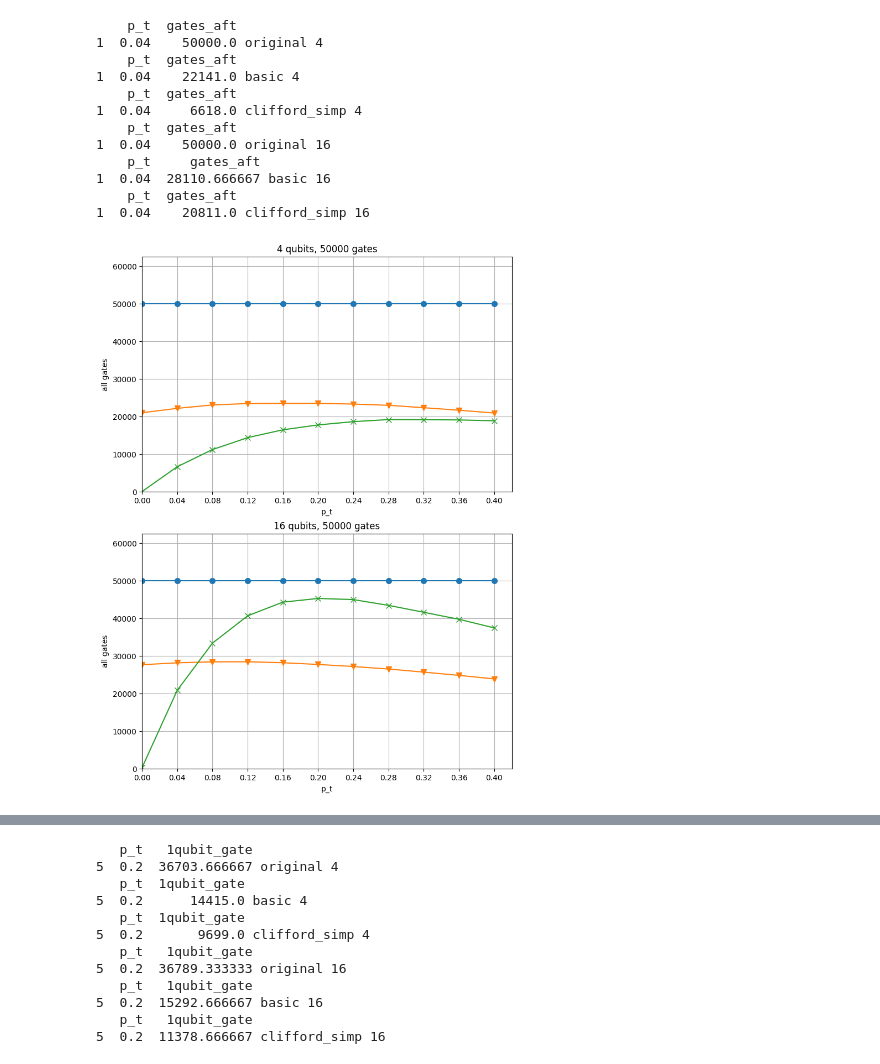
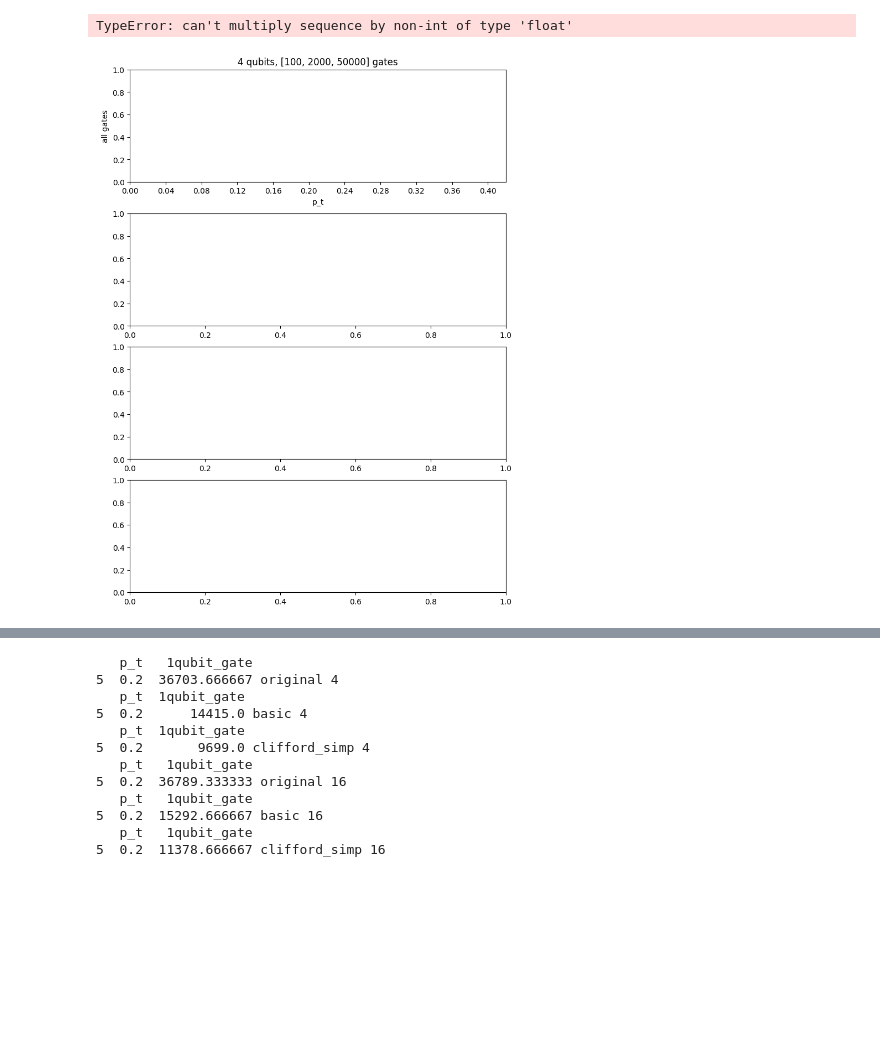
Before and after one commit to ryo02puyopuyo/forpyzx, a Jupyter notebook: creategraph/1215createg_chukan.ipynb, the cells around one changed output, grey strips where cells are left out. Drawn from its saved outputs; the diff is of its cells as text; code cells hidden in the pictures; blank space fills up the shorter version.

```diff
--- a/creategraph/1215createg_chukan.ipynb
+++ b/creategraph/1215createg_chukan.ipynb
@@ -6,8 +6,8 @@ import openpyxl
 # %%
 df = pd.read_excel("/home/rest/forpyzx/excel/202412015outputchukan.xlsx",sheet_name='Sheet1',header=1)
 # %%
-qubits = [4,16]
-gates = 50000
+qubits = [4,8,12,16]
+gates = [100,2000,50000]
 p_t_lists = [i * 0.04 for i in range(0, 11)]
 optimize_name = ["original","basic","clifford_simp"]
 
@@ -19,47 +19,36 @@ for qubit in range(len(qubits)):
         ax[qubit].set_title(f"{qubits[qubit]} qubits, {gates} gates")
         ax[qubit].set_xlabel("p_t")
         ax[qubit].set_ylabel("all gates")
         ax[qubit].set_xlim(min(p_t_lists),max(p_t_lists)+0.02)
         ax[qubit].set_xticks(p_t_lists)
         ax[qubit].set_ylim(0,gates*1.25)
         ax[qubit].grid(True)
 
         for optimize in optimize_name:
             data = df[(df["optimize_name"] == optimize) & (df["gates_bef"] == gates) & (df["qubits"] == qubits[qubit]) ]
             if optimize == "clifford_simp" :
                 plot_style = 'x'
             elif optimize == "basic":
                 plot_style = 'v'
             else:
                 plot_style = 'o'
 
             #data2 = data[data["p_t"] == 0.04]
             #print(data2, optimize)
 
 
             mean_data = (data.groupby("p_t", as_index=False)["gates_aft"].mean())
             #if optimize == "original":
             #    print(mean_data[mean_data["p_t"] == 0.04] , optimize)
             print(mean_data[mean_data["p_t"] == 0.04] , optimize ,qubits[qubit])
 
             ax[qubit].plot(mean_data["p_t"],mean_data["gates_aft"],plot_style,linestyle='-',markersize=7,label=optimize)
-            #ax[qubit].legend()
+            ax[qubit].legend()
 
 plt.show()
 # %% [output]
-    p_t  gates_aft
-1  0.04    50000.0 original 4
-    p_t  gates_aft
-1  0.04    22141.0 basic 4
-    p_t  gates_aft
-1  0.04     6618.0 clifford_simp 4
-    p_t  gates_aft
-1  0.04    50000.0 original 16
-    p_t     gates_aft
-1  0.04  28110.666667 basic 16
-    p_t  gates_aft
-1  0.04    20811.0 clifford_simp 16
+TypeError: can't multiply sequence by non-int of type 'float'
-[figure, old version]
+[figure, new version]
 # %%
 qubits = [4,16]
 gates = 50000
```
Also changed, not shown: parts of 4 cells of this notebook.
